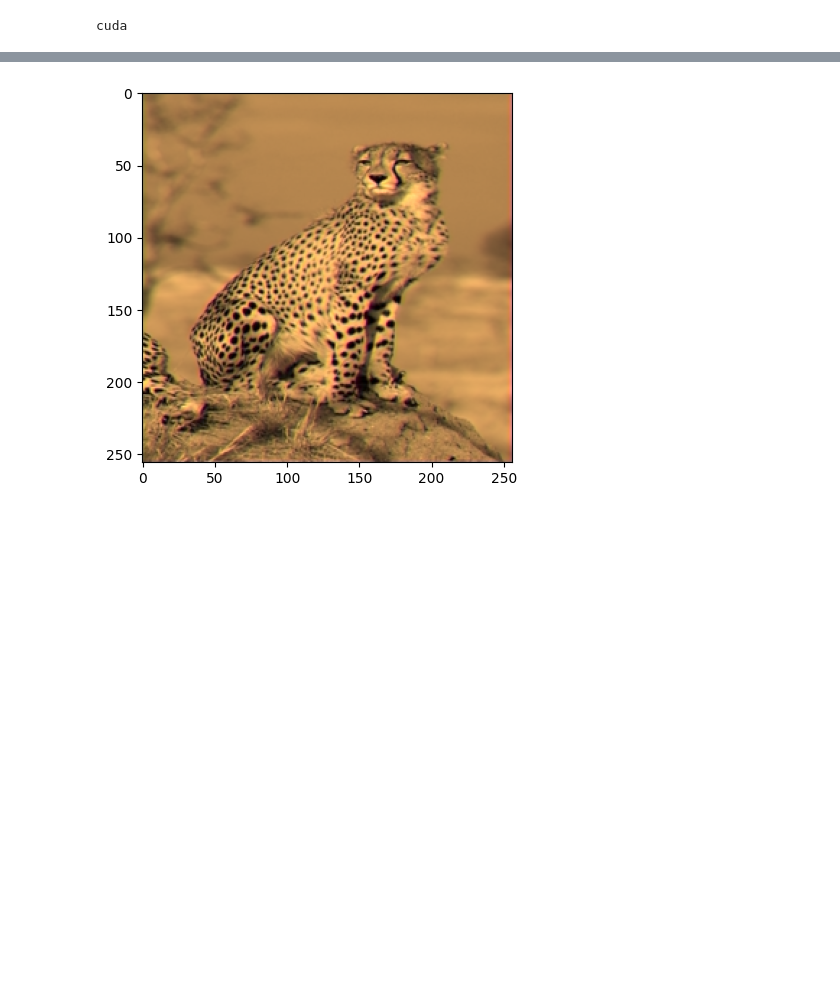
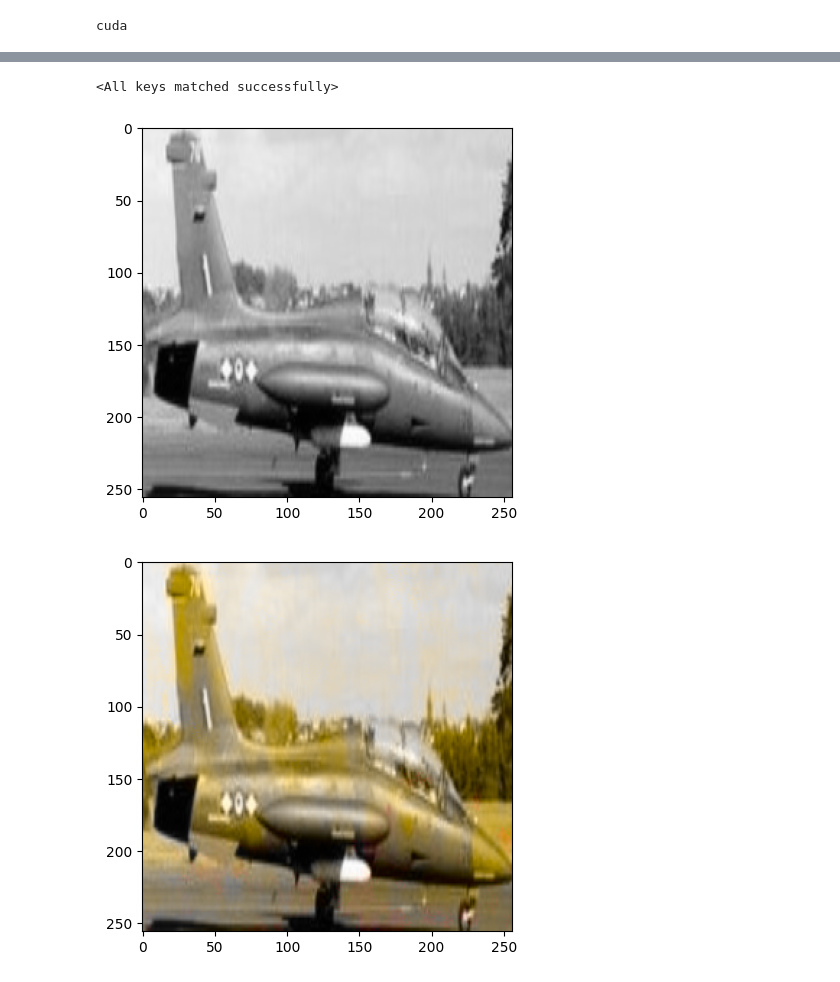
Before and after one commit to rachelsamojedny/cs445-colorization, a Jupyter notebook: rework/main.ipynb, the cells around one changed output, grey strips where cells are left out. Saved outputs shown, nothing was run; the diff lists cells and outputs as text; code cells hidden in the pictures; blank space fills up the shorter version.

```diff
--- a/rework/main.ipynb
+++ b/rework/main.ipynb
@@ -69,8 +77,8 @@ img_test_loader = getDataLoader("small_data/colorimage")
 # %%
+def get_single_test_img(i = 0):
+    return get_test_batch()[i]
+def get_next_batch(dataloader):
+    x, _ = next(iter(dataloader))
+    return x
 #Print first image of trainloader
-x, _ = next(iter(img_train_loader))
-img = np.zeros((256,256,3))
-img[:,:,0] = x[0,0,:,:]
-img[:,:,1] = x[0,1,:,:]
-img[:,:,2] = x[0,2,:,:]
-plt.imshow(img)
+#plt.imshow(get_single_test_img(2).permute(1,2,0))
@@ -80,15 +92,16 @@ plt.imshow(img)
 # %%
 #Initialization
 from model import ColorizationCNN
+from train import train
 net = None
 net = ColorizationCNN().to(device)
-if device == torch.device("cuda"):
-    net = nn.DataParallel(net).cuda()
+#if device == torch.device("cuda"):
+    #net = nn.DataParallel(net).cuda()
 optimizer = torch.optim.Adam(net.parameters(), lr = learning_rate)
-criterion = nn.MSELoss(reduction='mean')
+#optimizer = torch.optim.SGD(net.parameters(), lr = learning_rate)
 # %%
 #Training
 from train import train
-train(net, optimizer, criterion, img_train_loader, num_epochs, device)
+train(net, optimizer, img_train_loader, num_epochs, device)
 # %% [output]
 EPOCH: 1
@@ -114,23 +124,31 @@ Cumulative loss of epoch= 390.2454833984375
+# %%
+net.load_state_dict(torch.load("models/trainbest.pth"))
+# %% [output]
+<All keys matched successfully>
 # %%
-# naive evaluation
-'''
-    Model tends to turn grey on higher evaluation
-    L2 is very bad because it's basically treating the entire batch as one image, and the entire image as a single entity
-    Need to implement something that considers spatial trends before submitting project
-'''
+# display
 
 from utils import *
 net.eval()
 with torch.no_grad():
-    x, _ = next(iter(img_test_loader))
+    x, _ = next(iter(full_folder))
     x = x[0] # get first rgb image
-    x_out = rgb_to_output(net, x)[0]
+    x_out = rgb_to_output(net, x, device)[0]
     x_lab = rgb2lab_skimage(x)
+    x_lab[1] = 0
+    x_lab[2] = 0
+    plt.figure()
+    plt.imshow(lab2rgb_skimage(x_lab).permute(1,2,0))
+    plt.show()
     x_lab[1] = x_out[0]
     x_lab[2] = x_out[1]
     x_out_rgb = lab2rgb_skimage(x_lab).permute(1,2,0)
     plt.figure()
     plt.imshow(x_out_rgb)
     plt.show()
+    plt.figure()
+    plt.imshow(x.permute(1,2,0))
+    plt.show()
 # %% [output]
-[figure, old version]
+[figure, new version]
+[figure, added]
```
Also changed, not shown: parts of 9 cells of this notebook, 3 other files.
